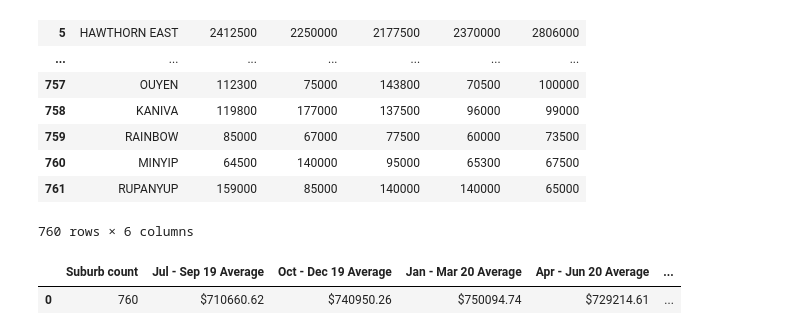
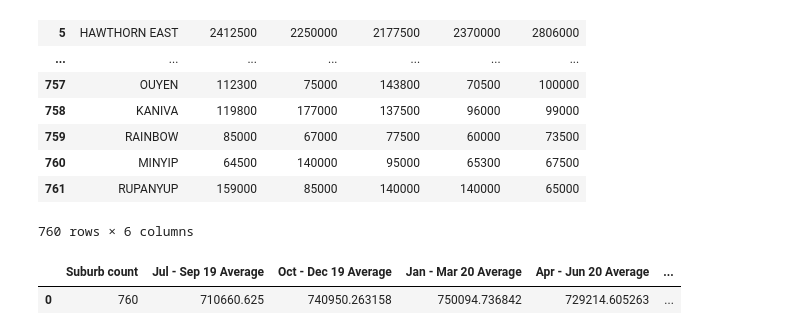
Before and after one commit to LP-116/Project-1, a Jupyter notebook: Mel_suburb_analysis.ipynb, the cells around one changed output. Drawn from its saved outputs; the diff is of its cells as text; code cells hidden in the pictures.

```diff
--- a/Mel_suburb_analysis.ipynb
+++ b/Mel_suburb_analysis.ipynb
@@ -171,22 +171,22 @@ clean_subs_df
 # %%
 suburb_count = clean_subs_df["SUBURB"].nunique()
 jul_sep_avg_19 = clean_subs_df.iloc[:,1].astype(float).mean()
 oct_dec_avg = clean_subs_df.iloc[:,2].astype(float).mean()
 jan_mar_avg = clean_subs_df.iloc[:,3].astype(float).mean()
 apr_jun_avg = clean_subs_df.iloc[:,4].astype(float).mean()
 jul_sep_avg_20 = clean_subs_df.iloc[:,5].astype(float).mean()
 
 sub_stats_df = pd.DataFrame({"Suburb count": suburb_count, "Jul - Sep 19 Average": jul_sep_avg_19,
                              "Oct - Dec 19 Average": oct_dec_avg, "Jan - Mar 20 Average": jan_mar_avg,
                             "Apr - Jun 20 Average": apr_jun_avg, "Jul - Sep 20 Average": jul_sep_avg_20}, index=[0])
 
-sub_stats_df["Jul - Sep 19 Average"] = sub_stats_df["Jul - Sep 19 Average"] .map("${:.2f}".format)
-sub_stats_df["Oct - Dec 19 Average"] = sub_stats_df["Oct - Dec 19 Average"] .map("${:.2f}".format)
-sub_stats_df["Jan - Mar 20 Average"] = sub_stats_df["Jan - Mar 20 Average"] .map("${:.2f}".format)
-sub_stats_df["Apr - Jun 20 Average"] = sub_stats_df["Apr - Jun 20 Average"] .map("${:.2f}".format)
-sub_stats_df["Jul - Sep 20 Average"] = sub_stats_df["Jul - Sep 20 Average"] .map("${:.2f}".format)
+# sub_stats_df["Jul - Sep 19 Average"] = sub_stats_df["Jul - Sep 19 Average"] .map("${:.2f}".format)
+# sub_stats_df["Oct - Dec 19 Average"] = sub_stats_df["Oct - Dec 19 Average"] .map("${:.2f}".format)
+# sub_stats_df["Jan - Mar 20 Average"] = sub_stats_df["Jan - Mar 20 Average"] .map("${:.2f}".format)
+# sub_stats_df["Apr - Jun 20 Average"] = sub_stats_df["Apr - Jun 20 Average"] .map("${:.2f}".format)
+# sub_stats_df["Jul - Sep 20 Average"] = sub_stats_df["Jul - Sep 20 Average"] .map("${:.2f}".format)
 
 sub_stats_df
 # %% [output]
 |  | Suburb count | Jul - Sep 19 Average | Oct - Dec 19 Average | Jan - Mar 20 Average | Apr - Jun 20 Average | ... |
-| 0 | 760 | $710660.62 | $740950.26 | $750094.74 | $729214.61 | ... |
+| 0 | 760 | 710660.625 | 740950.263158 | 750094.736842 | 729214.605263 | ... |
```
Also changed, not shown: parts of 3 cells of this notebook.
